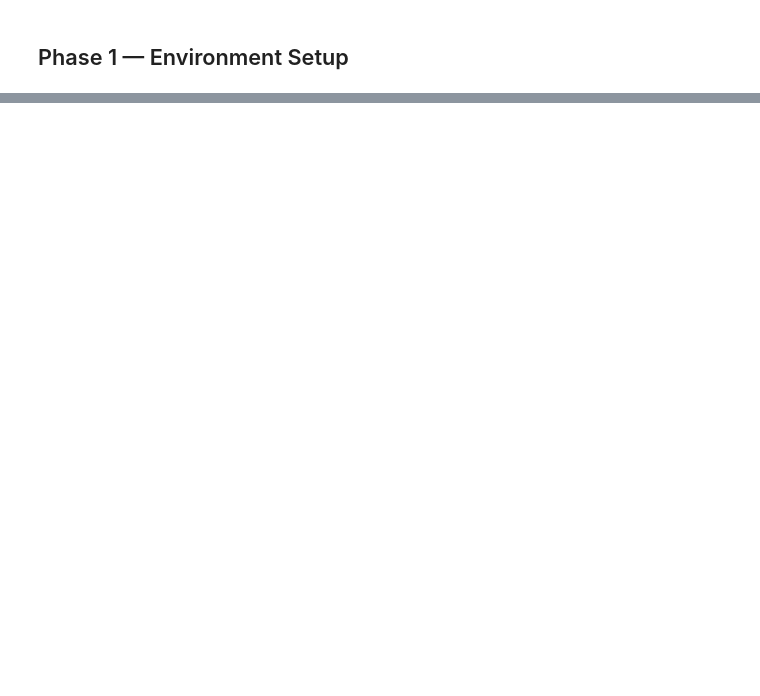
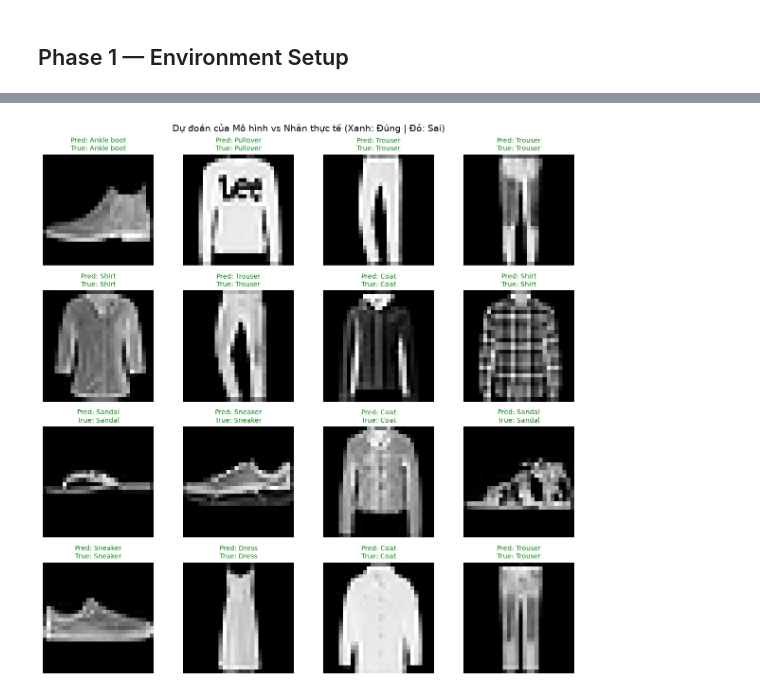
Before and after one commit to TiCoder-coder/TOTAL_LABPARACTICE_FOR_DEEP_LEARNING, a Jupyter notebook: total_practice/practice_1/practice_1.ipynb, the cells around one changed output, grey strips where cells are left out. Drawn from its saved outputs; the diff is of its cells as text; code cells hidden in the pictures; blank space fills up the shorter version.

```diff
--- a/total_practice/practice_1/practice_1.ipynb
+++ b/total_practice/practice_1/practice_1.ipynb
@@ -138,0 +187,3 @@ else:
+# %%
+train_loader = DataLoader(dataset=train_dataset, batch_size=64, shuffle=True)
+test_loader = DataLoader(dataset=test_dataset, batch_size=64, shuffle=False)
@@ -138,0 +493,12 @@ else:
+# %%
+MODEL_PATH = "fashion_mnist_model.pth"
+
+# Lưu state_dict của mô hình
+torch.save(model.state_dict(), MODEL_PATH)
+# %%
+loaded_model = FashionMNISTModel()
+
+loaded_model.load_state_dict(torch.load(MODEL_PATH, weights_only=True))
+
+loaded_model.to(device)
+loaded_model.eval()
@@ -138,0 +514,33 @@ else:
+# %%
+dataiter = iter(test_loader)
+images, labels = next(dataiter)
+
+images_dev = images.to(device)
+outputs = loaded_model(images_dev)
+_, preds = torch.max(outputs, 1)
+
+images = images.numpy()
+preds = preds.cpu().numpy()
+labels = labels.numpy()
+
+class_names = test_dataset.classes
+
+fig, axes = plt.subplots(4, 4, figsize=(12, 12))
+fig.suptitle('Dự đoán của Mô hình vs Nhãn thực tế (Xanh: Đúng | Đỏ: Sai)', fontsize=14)
+
+for idx, ax in enumerate(axes.flatten()):
+    img = images[idx].squeeze() * 0.5 + 0.5
+
+    true_label = class_names[labels[idx]]
+    pred_label = class_names[preds[idx]]
+
+    ax.imshow(img, cmap='gray')
+
+    color = 'green' if preds[idx] == labels[idx] else 'red'
+    ax.set_title(f"Pred: {pred_label}\nTrue: {true_label}", color=color, fontsize=10)
+    ax.axis('off')
+
+plt.tight_layout()
+plt.show()
+# %% [output]
+[figure, added]
```
Also changed, not shown: parts of 62 cells of this notebook.
